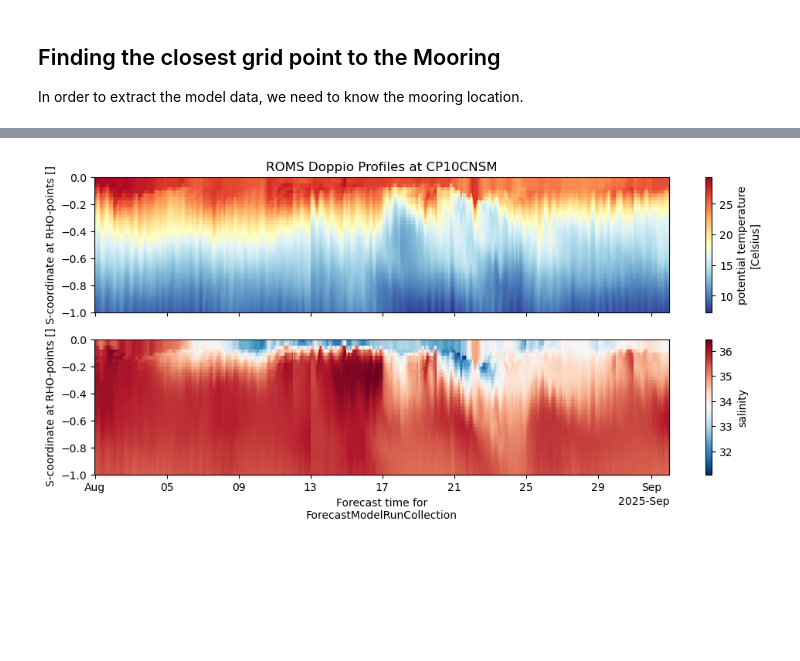
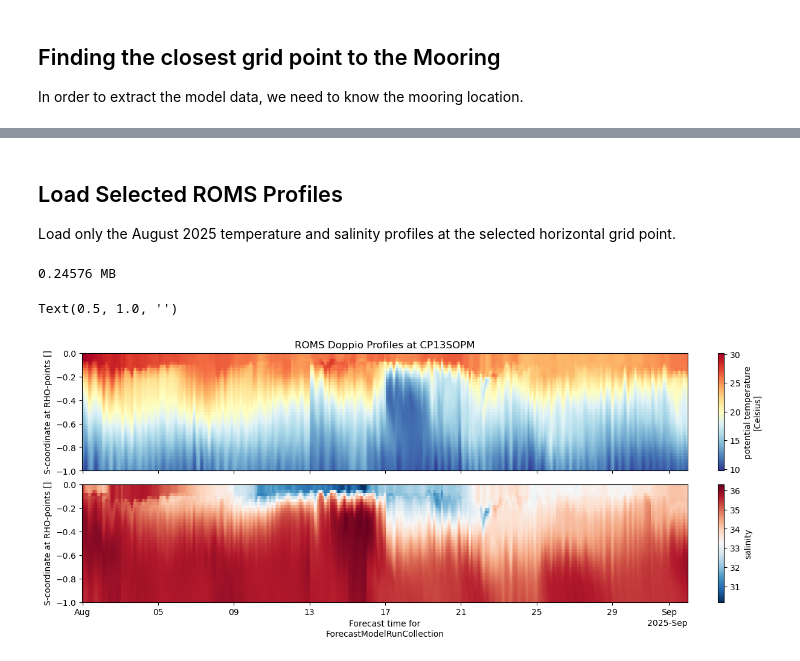
Before and after one commit to embark-cybertraining/embark-scratch-notebooks, a Jupyter notebook: session_4_roms/roms_ooi_profiler.ipynb, the cells around one changed output, grey strips where cells are left out. Cells and saved outputs as stored; diff of their text form; code cells hidden in the pictures; blank space fills up the shorter version.

```diff
--- a/session_4_roms/roms_ooi_profiler.ipynb
+++ b/session_4_roms/roms_ooi_profiler.ipynb
@@ -27,6 +39,8 @@ variables = [
     'z',
     'sea_water_temperature_profiler_depth_enabled',
     'sea_water_practical_salinity_profiler_depth_enabled',
+    'latitude',
+    'longitude',
 ]
 
 constraints = {
@@ -109,0 +132,5 @@ plt.show()
+# %%
+ooi_lat = float(df_ooi['latitude'].median())
+ooi_lon = float(df_ooi['longitude'].median())
+
+print(f'OOI location: lat={ooi_lat:.4f}, lon={ooi_lon:.4f}')
@@ -159,7 +188,8 @@ This is a lot of data, and if you try to load a full variable, it will take a VE
 ## Finding the closest grid point to the Mooring
 In order to extract the model data, we need to know the mooring location.
 # %%
-ooi_lat = 35 + 43.3062/60
-ooi_lon = -74 - 51.2670/60
+# Mooring location: 35.7218, -74.8544
+# ooi_lat = 35 + 43.3062/60
+# ooi_lon = -74 - 51.2670/60
 
-print(f'Mooring location: {ooi_lat:.4f}, {ooi_lon:.4f}')
+# print(f'Mooring location: {ooi_lat:.4f}, {ooi_lon:.4f}')
@@ -168,20 +196,22 @@ Mooring location: 35.7218, -74.8544
 # %%
-# Step 1: Find nearest ROMS grid point to OOI mooring.
+# Find the ROMS grid point to use for the profile extraction.
 lon2d = ds['lon_rho']
 lat2d = ds['lat_rho']
 dist2 = (lon2d - ooi_lon) ** 2 + (lat2d - ooi_lat) ** 2
 eta_idx, xi_idx = np.unravel_index(np.nanargmin(dist2.values), dist2.shape)
 
+eta_idx = 41  # Manually override the selected eta index, to pick a shallower location.
+
 grid_lat = float(lat2d.isel(eta_rho=eta_idx, xi_rho=xi_idx).values)
 grid_lon = float(lon2d.isel(eta_rho=eta_idx, xi_rho=xi_idx).values)
 
-print(f'Nearest grid index: eta={eta_idx}, xi={xi_idx}')
-print(f'Nearest grid lat/lon: {grid_lat:.4f}, {grid_lon:.4f}')
+print(f'Selected grid index: eta={eta_idx}, xi={xi_idx}')
+print(f'Selected grid lat/lon: {grid_lat:.4f}, {grid_lon:.4f}')
 
-# Step 2: Get bathymetric depth (h) at the nearest ROMS rho-grid point.
+# Get bathymetric depth and the land/sea mask at the selected ROMS rho-grid point.
 point_depth_m = float(ds['h'].isel(eta_rho=eta_idx, xi_rho=xi_idx).values)
 point_mask = int(ds['mask_rho'].isel(eta_rho=eta_idx, xi_rho=xi_idx).values)
 
-print(f'Bathymetric depth at nearest grid point: {point_depth_m:.2f} m')
+print(f'Bathymetric depth at selected grid point: {point_depth_m:.2f} m')
 print(f'Land/sea mask at point (1=ocean, 0=land): {point_mask}')
 # %% [output]
@@ -229,16 +407,26 @@ plt.show()
+# %% [markdown]
+## Load Selected ROMS Profiles
+
+Load only the August 2025 temperature and salinity profiles at the selected horizontal grid point.
 # %%
 ds_profile_temp = ds['temp'].sel(time=slice('2025-08-01', '2025-09-01'), eta_rho=eta_idx, xi_rho=xi_idx).load()
 ds_profile_sal = ds['salt'].sel(time=slice('2025-08-01', '2025-09-01'), eta_rho=eta_idx, xi_rho=xi_idx).load()
+# %%
+print(ds_profile_temp.nbytes/1e6, 'MB')  # Size in MB
+# %% [output]
+0.24576 MB
 # %%
-fig, axes = plt.subplots(2, 1, figsize=(12, 5), sharex=True)
+# Quickplot the ROMS profiles in s_rho coordinates
+fig, axes = plt.subplots(2, 1, figsize=(12, 5), sharex=True, sharey=True, constrained_layout=True)
+
 ds_profile_temp.plot(y='s_rho', yincrease=False, ax=axes[0], cmap='RdYlBu_r', vmin=ds_profile_temp.min(), vmax=ds_profile_temp.max())
 ds_profile_sal.plot(y='s_rho', yincrease=False, ax=axes[1], cmap='RdBu_r', vmin=ds_profile_sal.min(), vmax=ds_profile_sal.max())
 
 axes[0].invert_yaxis()
-axes[1].invert_yaxis()
 
-axes[0].set_title('ROMS Doppio Profiles at CP10CNSM')
+axes[0].set_title('ROMS Doppio Profiles at CP13SOPM')
 axes[0].set_xlabel('')
-axes[1].set_title('');
+axes[1].set_title('')
 # %% [output]
+Text(0.5, 1.0, '')
-[figure, old version]
+[figure, new version]
```
Also changed, not shown: parts of 25 cells of this notebook, 2 other files.
